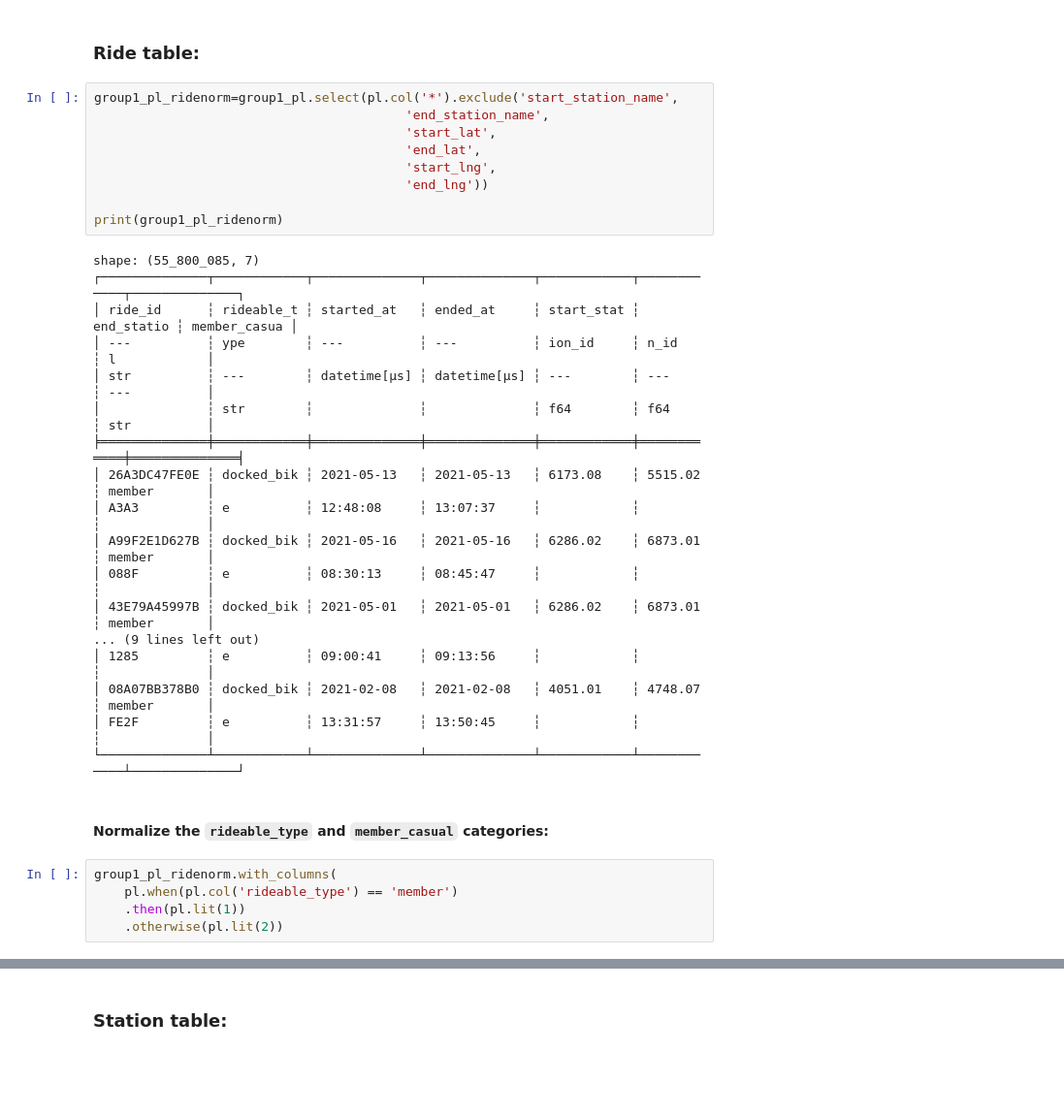
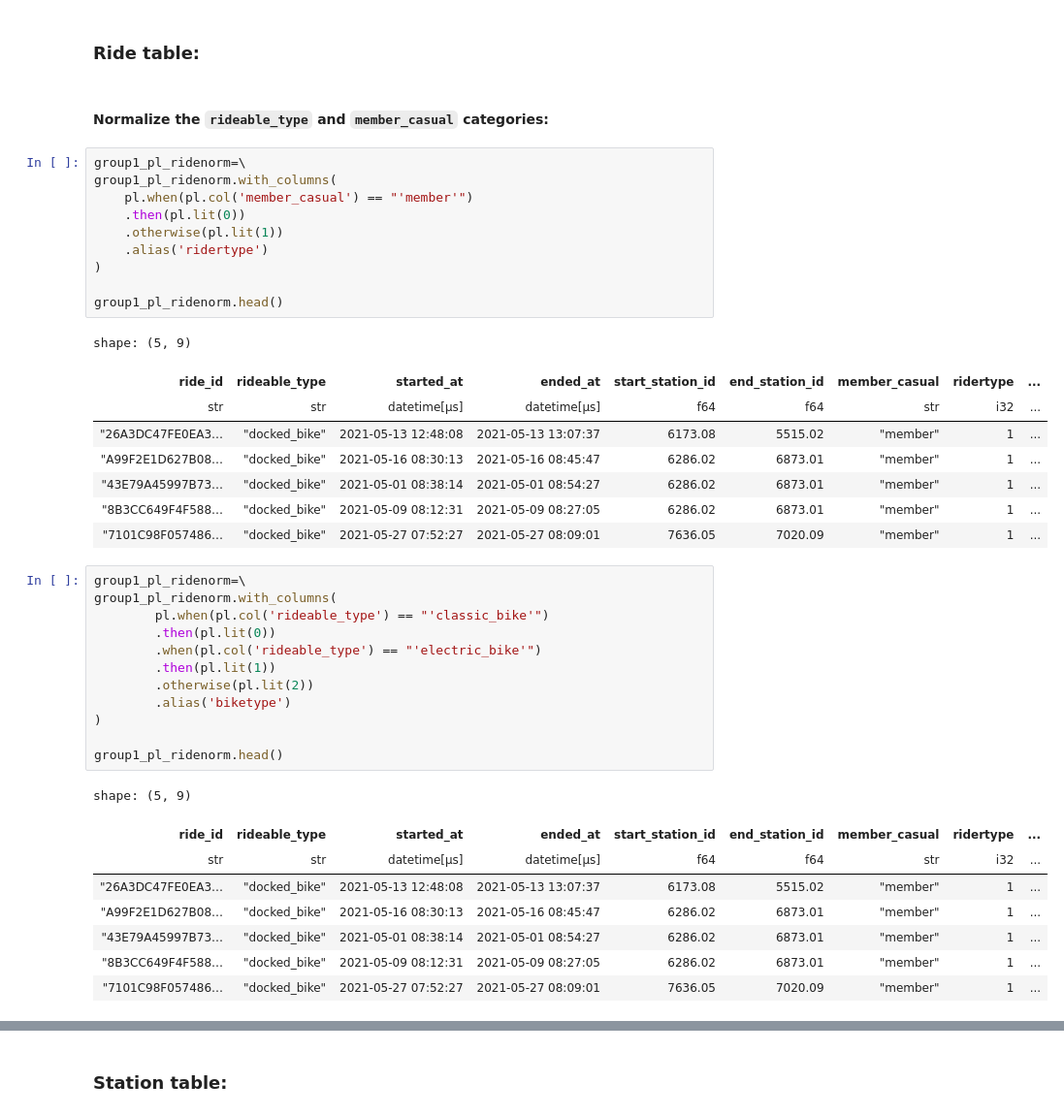
Before and after one commit to sralter/tour_de_city, a Jupyter notebook: 03_normalizing_datasets.ipynb, the cells around one changed output, grey strips where cells are left out. Shown at 97% size. Drawn from its saved outputs; the diff is of its cells as text; blank space fills up the shorter version.

```diff
--- a/03_normalizing_datasets.ipynb
+++ b/03_normalizing_datasets.ipynb
@@ -124,37 +126,45 @@ shape: (1_927, 2)
 ## Normalize group1
 # %% [markdown]
 ### Ride table:
-# %%
-group1_pl_ridenorm=group1_pl.select(pl.col('*').exclude('start_station_name',
-                                         'end_station_name',
-                                         'start_lat',
-                                         'end_lat',
-                                         'start_lng',
-                                         'end_lng'))
-
-print(group1_pl_ridenorm)
-# %% [output]
-shape: (55_800_085, 7)
-┌──────────────┬────────────┬──────────────┬──────────────┬────────────┬────────────┬──────────────┐
-│ ride_id      ┆ rideable_t ┆ started_at   ┆ ended_at     ┆ start_stat ┆ end_statio ┆ member_casua │
-│ ---          ┆ ype        ┆ ---          ┆ ---          ┆ ion_id     ┆ n_id       ┆ l            │
-│ str          ┆ ---        ┆ datetime[μs] ┆ datetime[μs] ┆ ---        ┆ ---        ┆ ---          │
-│              ┆ str        ┆              ┆              ┆ f64        ┆ f64        ┆ str          │
-╞══════════════╪════════════╪══════════════╪══════════════╪════════════╪════════════╪══════════════╡
-│ 26A3DC47FE0E ┆ docked_bik ┆ 2021-05-13   ┆ 2021-05-13   ┆ 6173.08    ┆ 5515.02    ┆ member       │
-│ A3A3         ┆ e          ┆ 12:48:08     ┆ 13:07:37     ┆            ┆            ┆              │
-│ A99F2E1D627B ┆ docked_bik ┆ 2021-05-16   ┆ 2021-05-16   ┆ 6286.02    ┆ 6873.01    ┆ member       │
-│ 088F         ┆ e          ┆ 08:30:13     ┆ 08:45:47     ┆            ┆            ┆              │
-│ 43E79A45997B ┆ docked_bik ┆ 2021-05-01   ┆ 2021-05-01   ┆ 6286.02    ┆ 6873.01    ┆ member       │
-... (9 lines left out)
-│ 1285         ┆ e          ┆ 09:00:41     ┆ 09:13:56     ┆            ┆            ┆              │
-│ 08A07BB378B0 ┆ docked_bik ┆ 2021-02-08   ┆ 2021-02-08   ┆ 4051.01    ┆ 4748.07    ┆ member       │
-│ FE2F         ┆ e          ┆ 13:31:57     ┆ 13:50:45     ┆            ┆            ┆              │
-└──────────────┴────────────┴──────────────┴──────────────┴────────────┴────────────┴──────────────┘
 # %% [markdown]
 #### Normalize the `rideable_type` and `member_casual` categories:
-# %%
-group1_pl_ridenorm.with_columns(
-    pl.when(pl.col('rideable_type') == 'member')
-    .then(pl.lit(1))
-    .otherwise(pl.lit(2))
+# %%
+group1_pl_ridenorm=\
+group1_pl_ridenorm.with_columns(
+    pl.when(pl.col('member_casual') == "'member'")
+    .then(pl.lit(0))
+    .otherwise(pl.lit(1))
+    .alias('ridertype')
+)
+
+group1_pl_ridenorm.head()
+# %% [output]
+shape: (5, 9)
+| ride_id | rideable_type | started_at | ended_at | start_station_id | end_station_id | member_casual | ridertype | ... |
+| str | str | datetime[μs] | datetime[μs] | f64 | f64 | str | i32 | ... |
+| "26A3DC47FE0EA3… | "docked_bike" | 2021-05-13 12:48:08 | 2021-05-13 13:07:37 | 6173.08 | 5515.02 | "member" | 1 | ... |
+| "A99F2E1D627B08… | "docked_bike" | 2021-05-16 08:30:13 | 2021-05-16 08:45:47 | 6286.02 | 6873.01 | "member" | 1 | ... |
+| "43E79A45997B73… | "docked_bike" | 2021-05-01 08:38:14 | 2021-05-01 08:54:27 | 6286.02 | 6873.01 | "member" | 1 | ... |
+| "8B3CC649F4F588… | "docked_bike" | 2021-05-09 08:12:31 | 2021-05-09 08:27:05 | 6286.02 | 6873.01 | "member" | 1 | ... |
+| "7101C98F057486… | "docked_bike" | 2021-05-27 07:52:27 | 2021-05-27 08:09:01 | 7636.05 | 7020.09 | "member" | 1 | ... |
+# %%
+group1_pl_ridenorm=\
+group1_pl_ridenorm.with_columns(
+        pl.when(pl.col('rideable_type') == "'classic_bike'")
+        .then(pl.lit(0))
+        .when(pl.col('rideable_type') == "'electric_bike'")
+        .then(pl.lit(1))
+        .otherwise(pl.lit(2))
+        .alias('biketype')
+)
+
+group1_pl_ridenorm.head()
+# %% [output]
+shape: (5, 9)
+| ride_id | rideable_type | started_at | ended_at | start_station_id | end_station_id | member_casual | ridertype | ... |
+| str | str | datetime[μs] | datetime[μs] | f64 | f64 | str | i32 | ... |
+| "26A3DC47FE0EA3… | "docked_bike" | 2021-05-13 12:48:08 | 2021-05-13 13:07:37 | 6173.08 | 5515.02 | "member" | 1 | ... |
+| "A99F2E1D627B08… | "docked_bike" | 2021-05-16 08:30:13 | 2021-05-16 08:45:47 | 6286.02 | 6873.01 | "member" | 1 | ... |
+| "43E79A45997B73… | "docked_bike" | 2021-05-01 08:38:14 | 2021-05-01 08:54:27 | 6286.02 | 6873.01 | "member" | 1 | ... |
+| "8B3CC649F4F588… | "docked_bike" | 2021-05-09 08:12:31 | 2021-05-09 08:27:05 | 6286.02 | 6873.01 | "member" | 1 | ... |
+| "7101C98F057486… | "docked_bike" | 2021-05-27 07:52:27 | 2021-05-27 08:09:01 | 7636.05 | 7020.09 | "member" | 1 | ... |
```
Also changed, not shown: parts of 3 cells of this notebook.
